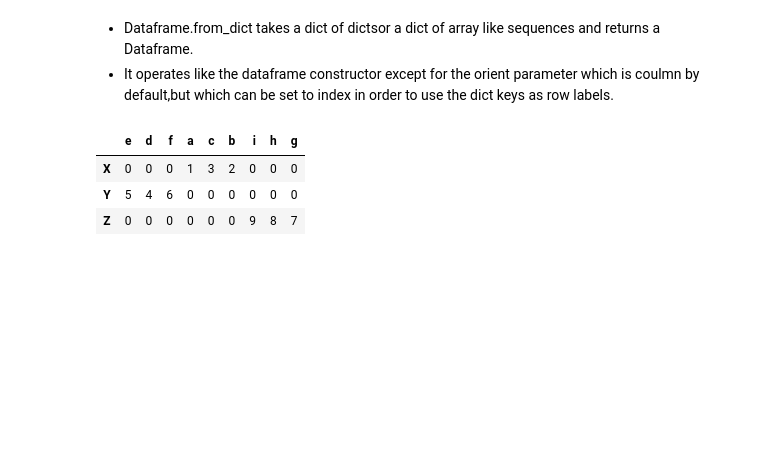
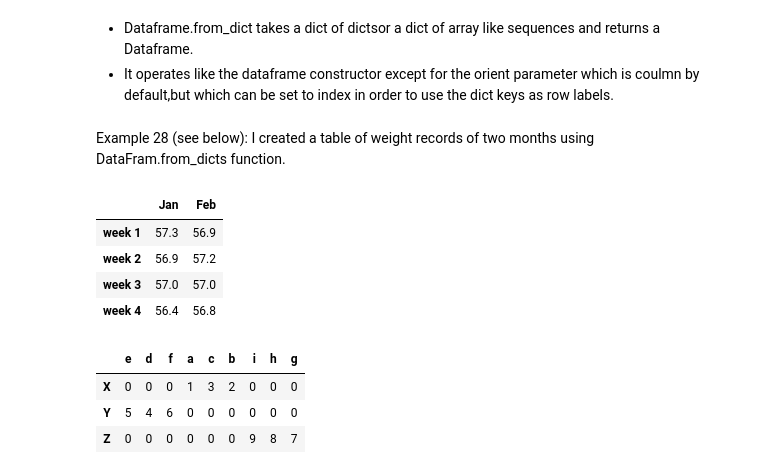
Before and after one commit to k1gk/Week1-Introduction_to_Python, a Jupyter notebook: Introduction_to_Python.ipynb, the cells around one changed output. Cells and saved outputs as stored; diff of their text form; code cells hidden in the pictures; blank space fills up the shorter version.

```diff
--- a/Introduction_to_Python.ipynb
+++ b/Introduction_to_Python.ipynb
@@ -1179,6 +1540,22 @@ df
 # %% [markdown]
  - Dataframe.from_dict takes a dict of dictsor a dict of array like sequences and returns a Dataframe.
  - It operates like the dataframe constructor except for the orient parameter which is coulmn by default,but which can be set to index in order to use the dict keys as row labels.
+# %% [markdown]
+Example 28 (see below): I created a table of weight records of two months using DataFram.from_dicts function.
+# %%
+weight = {"week 1": {'Jan': 57.3, 'Feb':56.9},
+          "week 2": {'Jan': 56.9, 'Feb':57.2},
+          "week 3": {'Jan': 57.0, 'Feb':57.0},
+          "week 4": {'Jan': 56.4, 'Feb':56.8}
+          }
+
+pd.DataFrame.from_dict(weight, orient="index")
+# %% [output]
+|  | Jan | Feb |
+| week 1 | 57.3 | 56.9 |
+| week 2 | 56.9 | 57.2 |
+| week 3 | 57.0 | 57.0 |
+| week 4 | 56.4 | 56.8 |
 # %%
 data = {"X": {'a': 1, 'b': 2, 'c': 3}, "Y": {'d': 4, 'e': 5, 'f': 6}, "Z": {'g': 7, 'h': 8, 'i': 9}}
 
```
Also changed, not shown: parts of 73 cells of this notebook.
